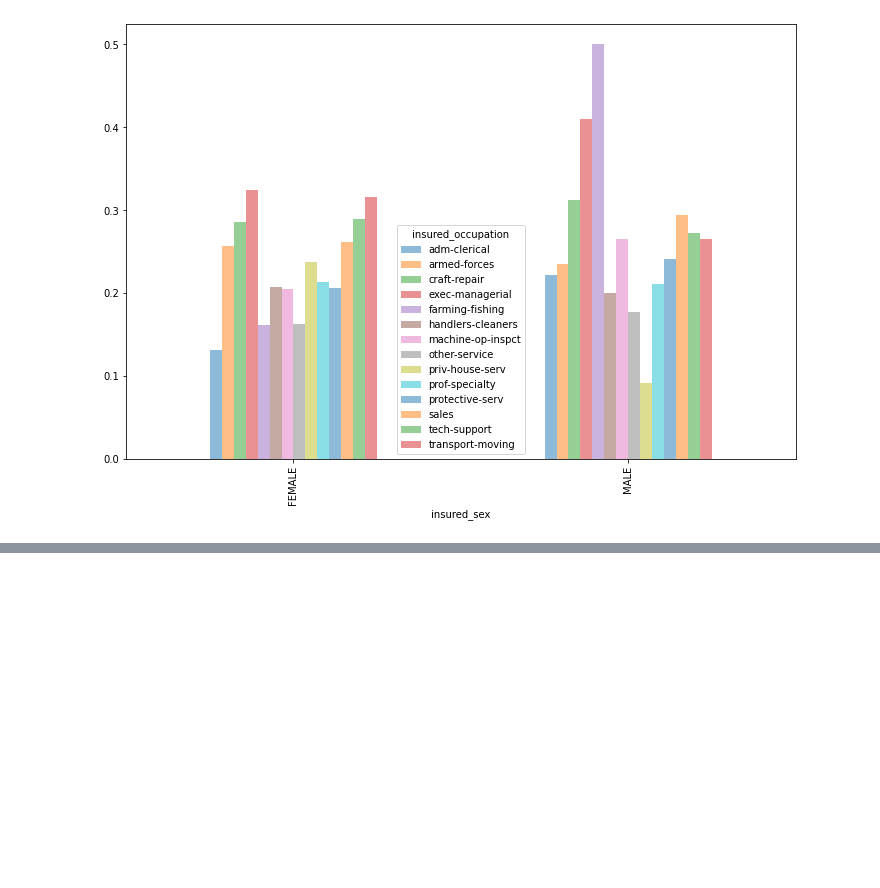
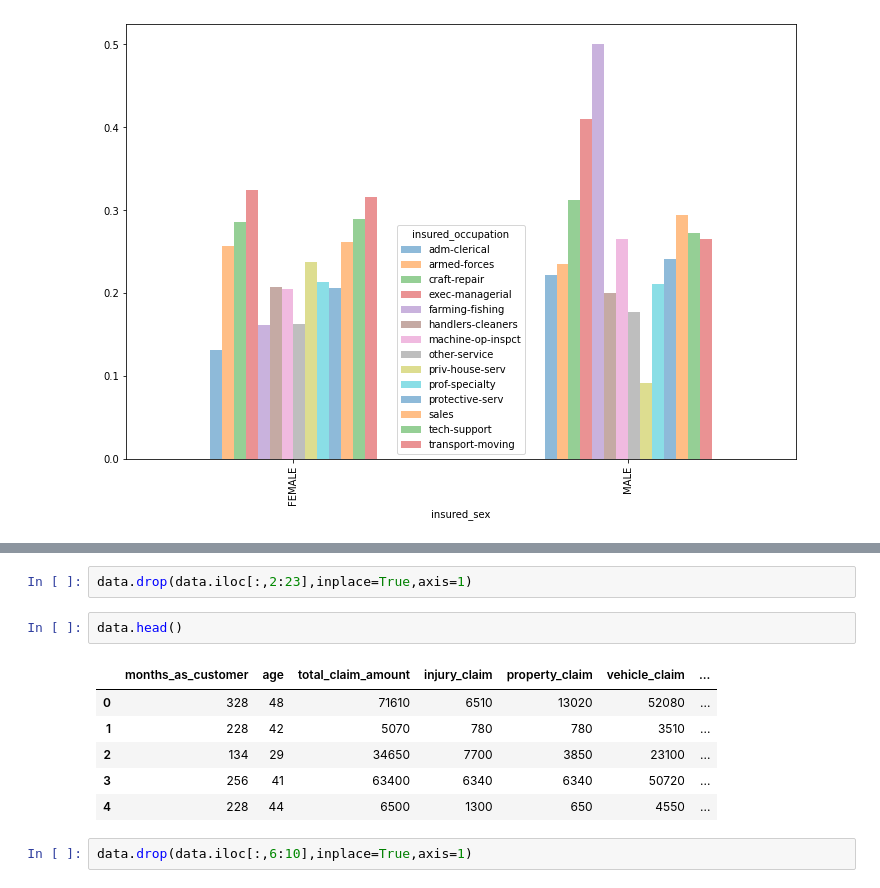
Before and after one commit to Priyabrat845/Insurance-fraud-detection, a Jupyter notebook: Insurance_claim_fraud_detection.ipynb, the cells around one changed output, grey strips where cells are left out. Drawn from its saved outputs; the diff is of its cells as text; blank space fills up the shorter version.

```diff
--- a/Insurance_claim_fraud_detection.ipynb
+++ b/Insurance_claim_fraud_detection.ipynb
@@ -460,0 +491,13 @@ ax = df_pivot.plot(kind="bar",alpha=0.5)
+# %%
+data.drop(data.iloc[:,2:23],inplace=True,axis=1)
+# %%
+data.head()
+# %% [output]
+|  | months_as_customer | age | total_claim_amount | injury_claim | property_claim | vehicle_claim | ... |
+| 0 | 328 | 48 | 71610 | 6510 | 13020 | 52080 | ... |
+| 1 | 228 | 42 | 5070 | 780 | 780 | 3510 | ... |
+| 2 | 134 | 29 | 34650 | 7700 | 3850 | 23100 | ... |
+| 3 | 256 | 41 | 63400 | 6340 | 6340 | 50720 | ... |
+| 4 | 228 | 44 | 6500 | 1300 | 650 | 4550 | ... |
+# %%
+data.drop(data.iloc[:,6:10],inplace=True,axis=1)
```
Also changed, not shown: parts of 22 cells of this notebook.
